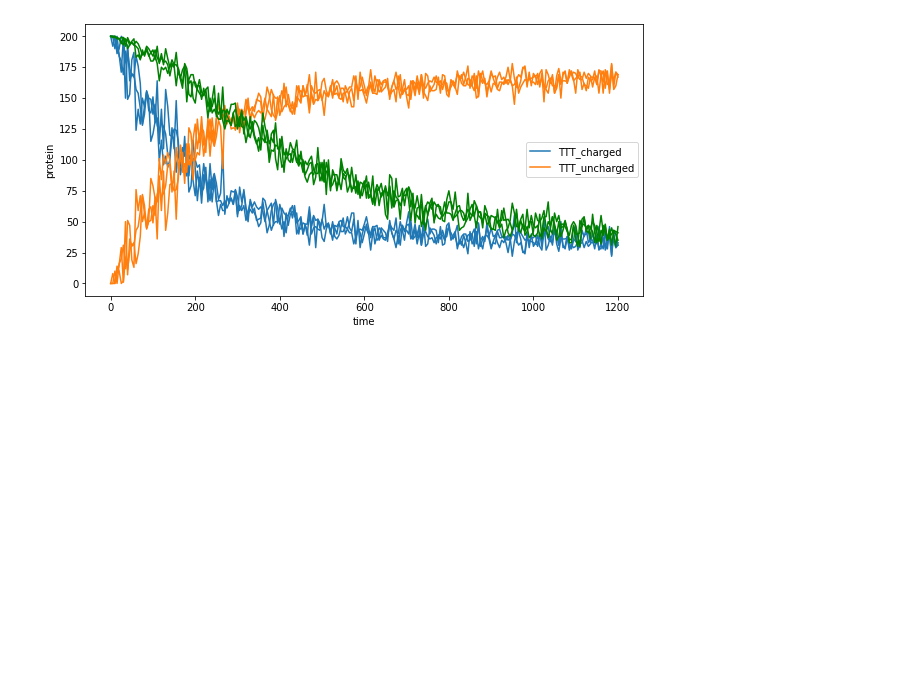
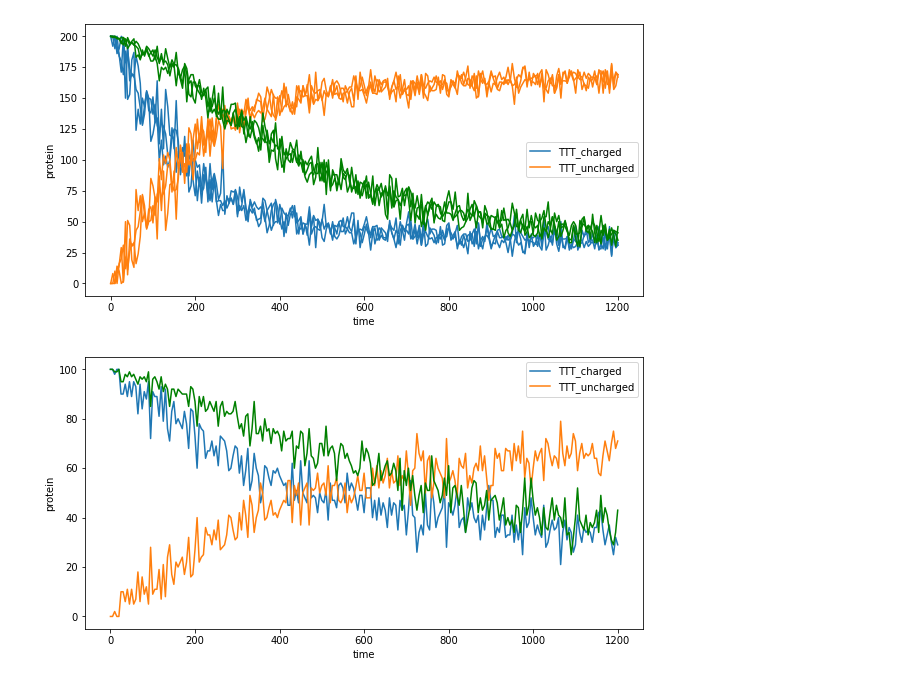
Before and after one commit to alexismhill3/tRNA-dynamics, a Jupyter notebook: analysis/analysis_simple.ipynb, the cells around one changed output. Drawn from its saved outputs; the diff is of its cells as text; code cells hidden in the pictures; blank space fills up the shorter version.

```diff
--- a/analysis/analysis_simple.ipynb
+++ b/analysis/analysis_simple.ipynb
@@ -37,6 +37,9 @@ def ribosome_plot(df):
 # read in sim runs and concatenate
 df_master_s10 = read_sim("../output/sim/single_gene_single_codon_10.0")
 df_master_s100 = read_sim("../output/sim/single_gene_single_codon_100.0")
+df_master_05_s100_p500 = read_sim("../output/sim/single_gene_single_codon_0.5_100.0_500", 1, 1, 1)
+df_master_05_s100_p250 = read_sim("../output/sim/single_gene_single_codon_0.5_100.0_250", 1, 1, 1)
+df_master_05_s100_p1000 = read_sim("../output/sim/single_gene_single_codon_0.5_100.0_1000", 1, 1, 1)
 # %%
 tRNA_species_plot(df_master_s10)
 ribosome_plot(df_master_s10)
@@ -47,3 +50,8 @@ tRNA_species_plot(df_master_s100)
 ribosome_plot(df_master_s100)
 # %% [output]
 [figure]
+# %%
+tRNA_species_plot(df_master_05_s100_p250)
+ribosome_plot(df_master_05_s100_p250)
+# %% [output]
+[figure, added]
```
Also changed, not shown: parts of 4 cells of this notebook, 4 other files.
